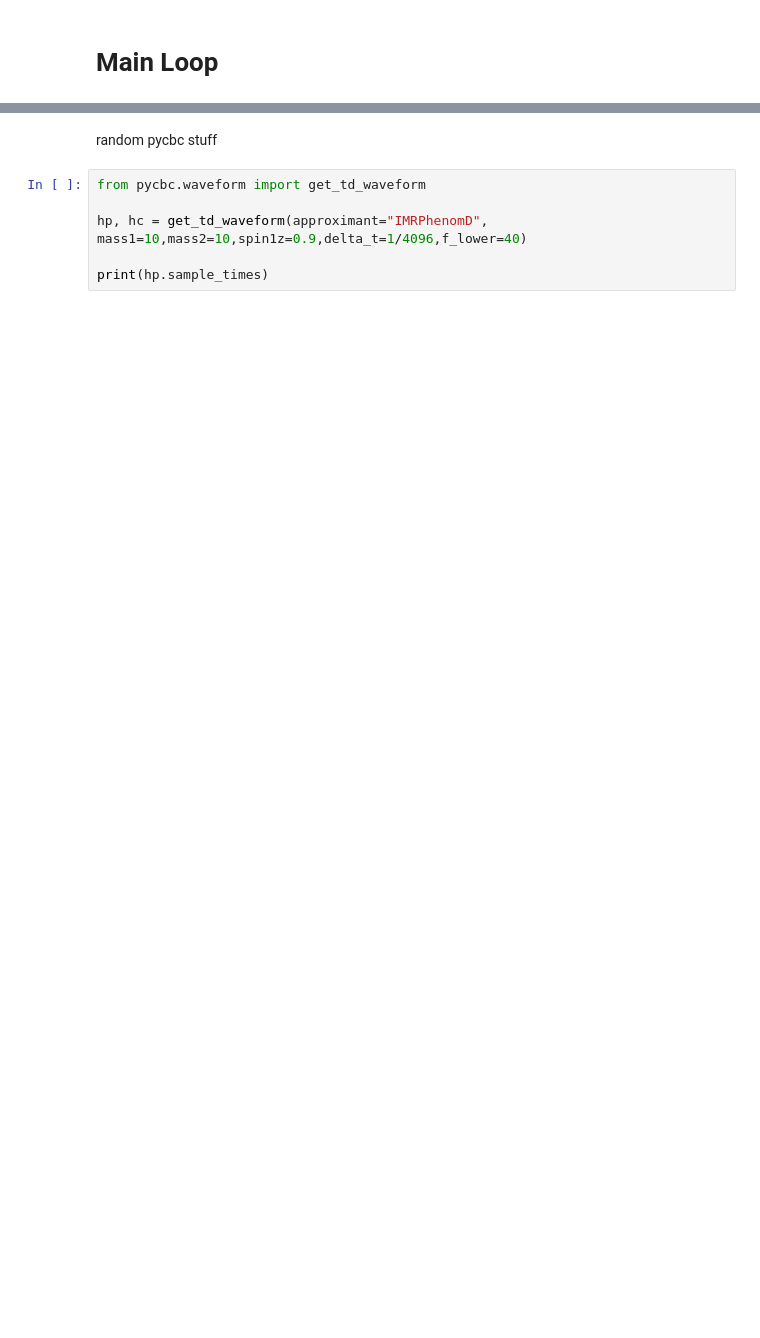
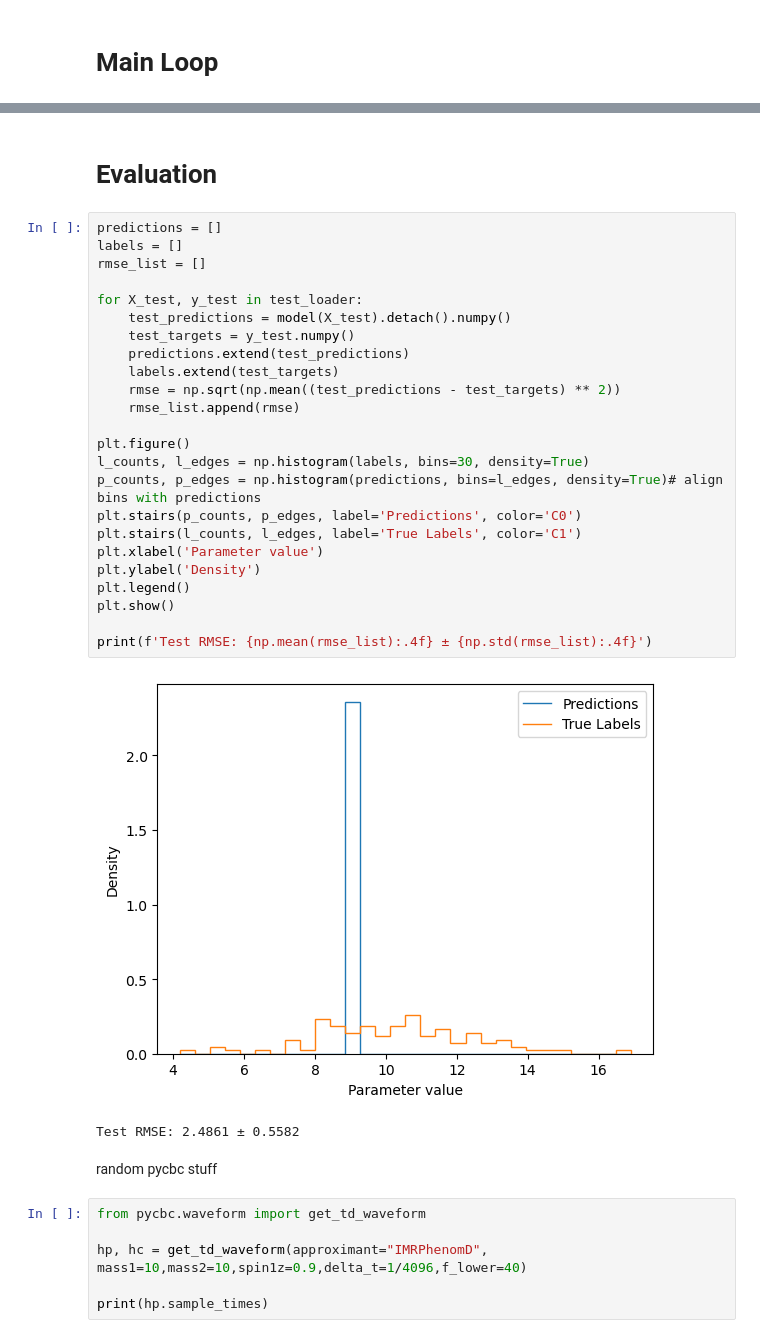
Before and after one commit to spar5an/Msci-GW, a Jupyter notebook: Neural Network.ipynb, the cells around one changed output, grey strips where cells are left out. Drawn from its saved outputs; the diff is of its cells as text; blank space fills up the shorter version.

```diff
--- a/Neural Network.ipynb
+++ b/Neural Network.ipynb
@@ -144,3 +230,32 @@ trainModel(model, optimizer, lossfcn, 10, train_loader, val_loader)
+# %% [markdown]
+# Evaluation
+# %%
+predictions = []
+labels = []
+rmse_list = []
+
+for X_test, y_test in test_loader:
+    test_predictions = model(X_test).detach().numpy()
+    test_targets = y_test.numpy()
+    predictions.extend(test_predictions)
+    labels.extend(test_targets)
+    rmse = np.sqrt(np.mean((test_predictions - test_targets) ** 2))
+    rmse_list.append(rmse)
+
+plt.figure()
+l_counts, l_edges = np.histogram(labels, bins=30, density=True)
+p_counts, p_edges = np.histogram(predictions, bins=l_edges, density=True)# align bins with predictions
+plt.stairs(p_counts, p_edges, label='Predictions', color='C0')
+plt.stairs(l_counts, l_edges, label='True Labels', color='C1')
+plt.xlabel('Parameter value')
+plt.ylabel('Density')
+plt.legend()
+plt.show()
+
+print(f'Test RMSE: {np.mean(rmse_list):.4f} ± {np.std(rmse_list):.4f}')
+# %% [output]
+[figure, added]
+Test RMSE: 2.4861 ± 0.5582
 # %% [markdown]
 random pycbc stuff
 # %%
```
Also changed, not shown: parts of 8 cells of this notebook.
